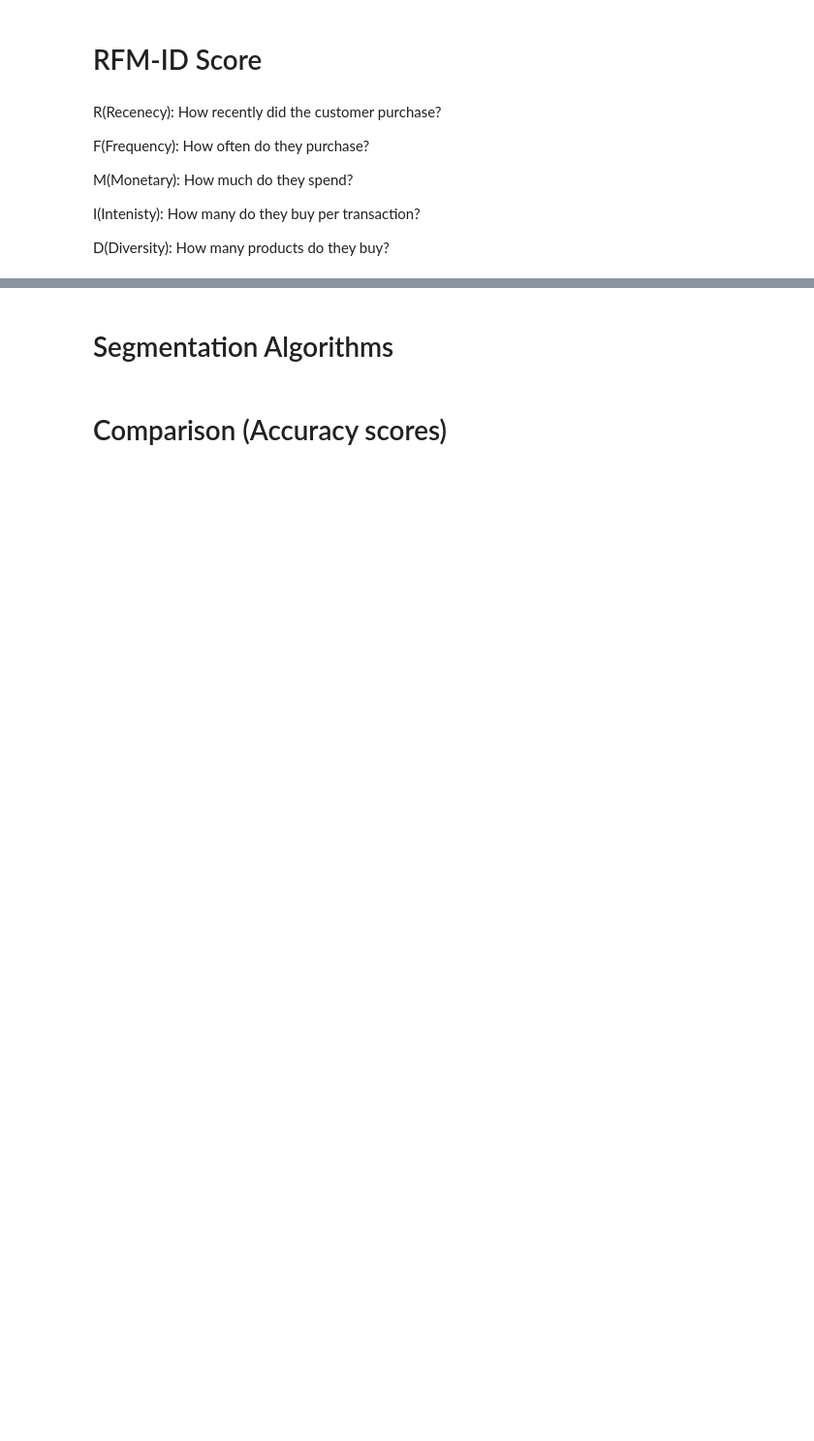
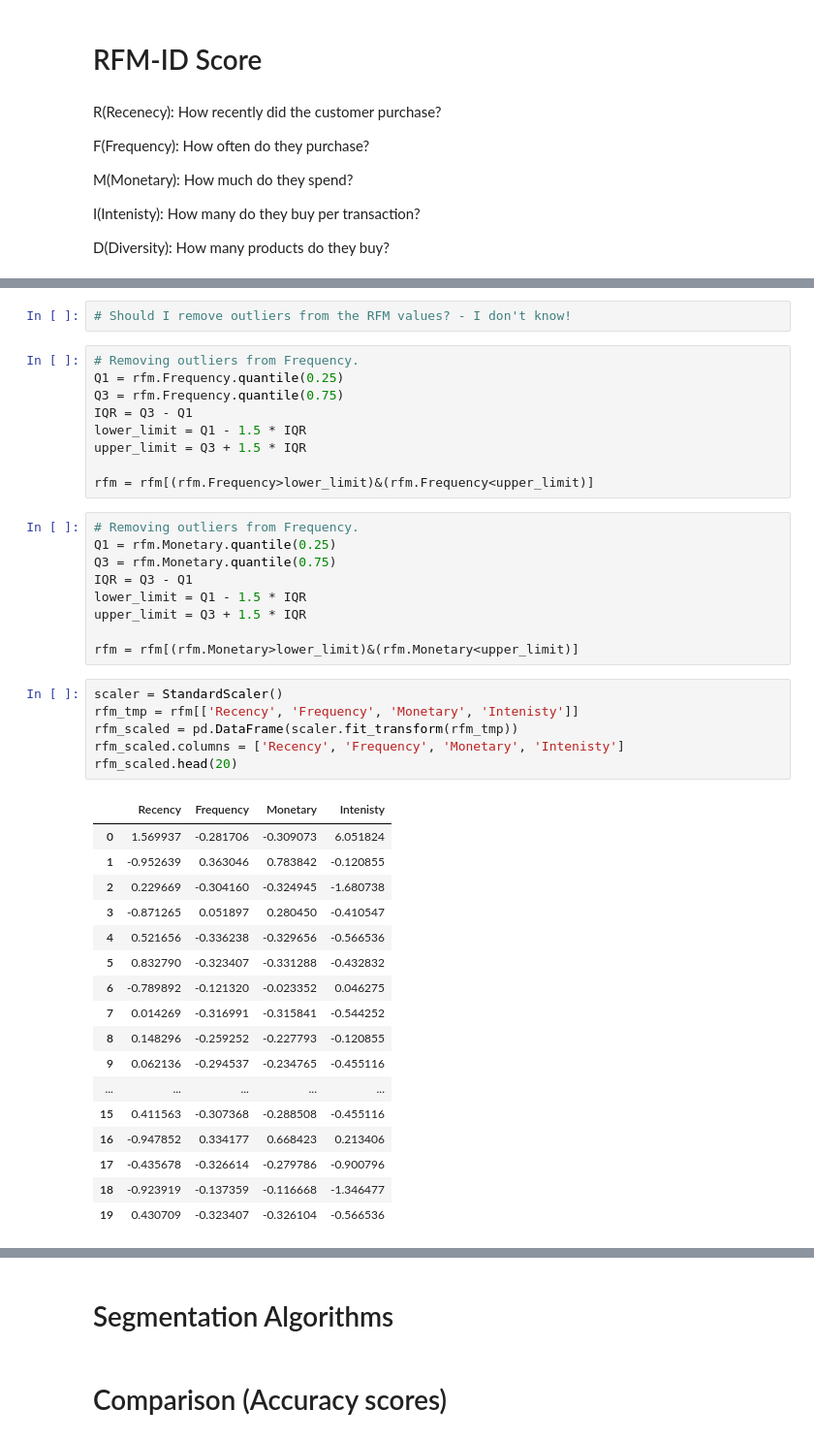
Before and after one commit to Ahmed-Ashraf-Marzouk/RFM-ID-customer-segmentation, a Jupyter notebook: main.ipynb, the cells around one changed output, grey strips where cells are left out. Shown at 97% size. Cells and saved outputs as stored; diff of their text form; blank space fills up the shorter version.

```diff
--- a/main.ipynb
+++ b/main.ipynb
@@ -117,0 +295,44 @@ D(Diversity): How many products do they buy?
+# %%
+# Should I remove outliers from the RFM values? - I don't know!
+# %%
+# Removing outliers from Frequency.
+Q1 = rfm.Frequency.quantile(0.25)
+Q3 = rfm.Frequency.quantile(0.75)
+IQR = Q3 - Q1
+lower_limit = Q1 - 1.5 * IQR
+upper_limit = Q3 + 1.5 * IQR
+
+rfm = rfm[(rfm.Frequency>lower_limit)&(rfm.Frequency<upper_limit)]
+# %%
+# Removing outliers from Frequency.
+Q1 = rfm.Monetary.quantile(0.25)
+Q3 = rfm.Monetary.quantile(0.75)
+IQR = Q3 - Q1
+lower_limit = Q1 - 1.5 * IQR
+upper_limit = Q3 + 1.5 * IQR
+
+rfm = rfm[(rfm.Monetary>lower_limit)&(rfm.Monetary<upper_limit)]
+# %%
+scaler = StandardScaler()
+rfm_tmp = rfm[['Recency', 'Frequency', 'Monetary', 'Intenisty']]
+rfm_scaled = pd.DataFrame(scaler.fit_transform(rfm_tmp))
+rfm_scaled.columns = ['Recency', 'Frequency', 'Monetary', 'Intenisty']
+rfm_scaled.head(20)
+# %% [output]
+|  | Recency | Frequency | Monetary | Intenisty |
+| 0 | 1.569937 | -0.281706 | -0.309073 | 6.051824 |
+| 1 | -0.952639 | 0.363046 | 0.783842 | -0.120855 |
+| 2 | 0.229669 | -0.304160 | -0.324945 | -1.680738 |
+| 3 | -0.871265 | 0.051897 | 0.280450 | -0.410547 |
+| 4 | 0.521656 | -0.336238 | -0.329656 | -0.566536 |
+| 5 | 0.832790 | -0.323407 | -0.331288 | -0.432832 |
+| 6 | -0.789892 | -0.121320 | -0.023352 | 0.046275 |
+| 7 | 0.014269 | -0.316991 | -0.315841 | -0.544252 |
+| 8 | 0.148296 | -0.259252 | -0.227793 | -0.120855 |
+| 9 | 0.062136 | -0.294537 | -0.234765 | -0.455116 |
+| ... | ... | ... | ... | ... |
+| 15 | 0.411563 | -0.307368 | -0.288508 | -0.455116 |
+| 16 | -0.947852 | 0.334177 | 0.668423 | 0.213406 |
+| 17 | -0.435678 | -0.326614 | -0.279786 | -0.900796 |
+| 18 | -0.923919 | -0.137359 | -0.116668 | -1.346477 |
+| 19 | 0.430709 | -0.323407 | -0.326104 | -0.566536 |
```
Also changed, not shown: parts of 24 cells of this notebook.
